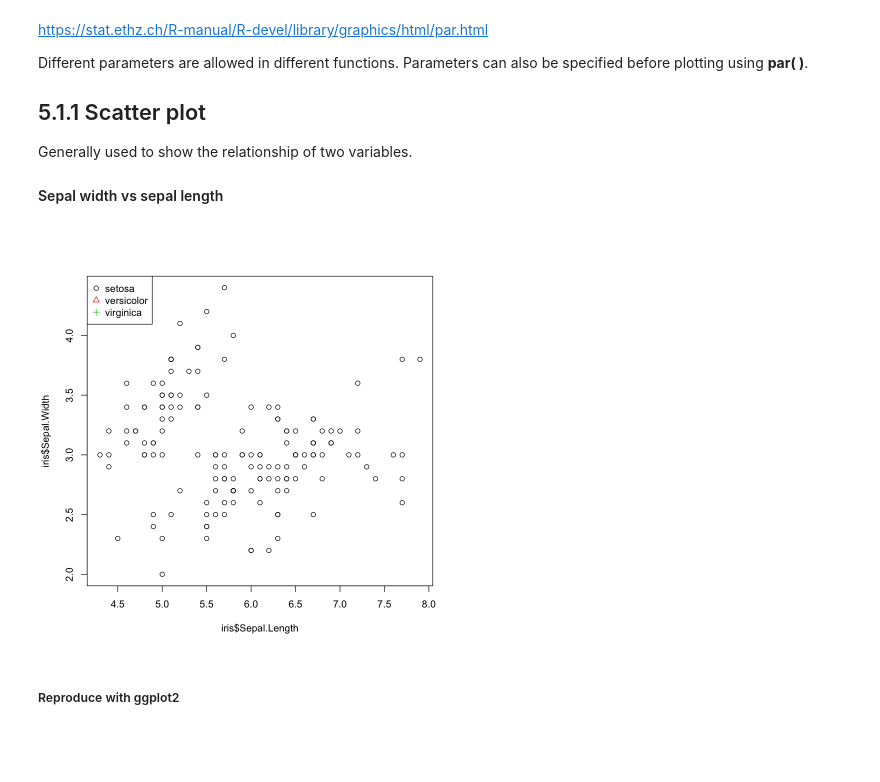
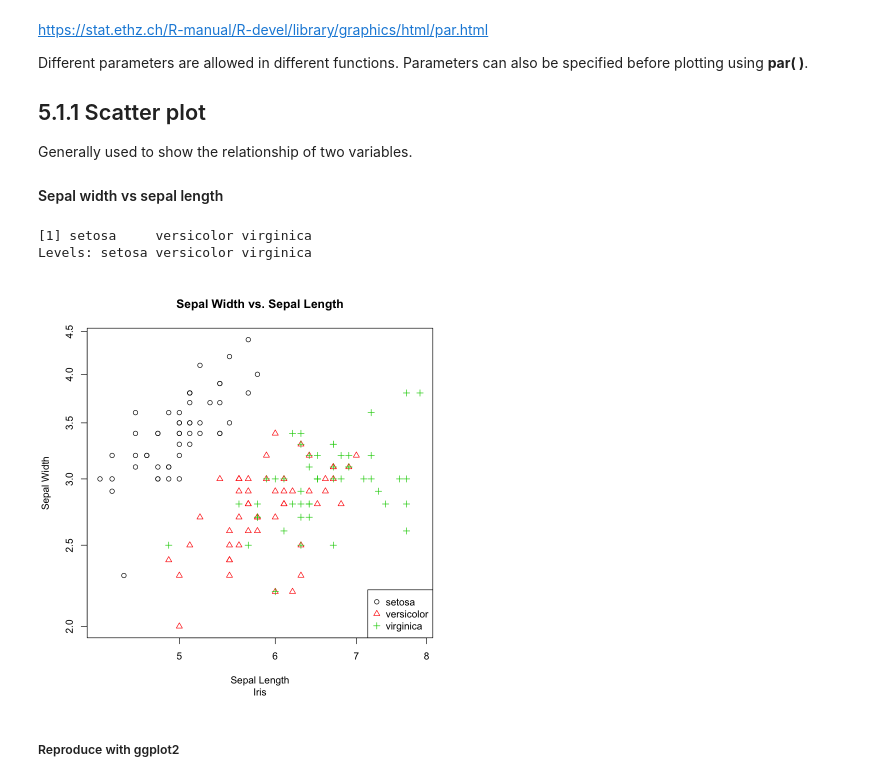
Before and after one commit to ly129/EPIB613_2020, a Jupyter notebook: Lecture5.ipynb, the cells around one changed output. Saved outputs shown, nothing was run; the diff lists cells and outputs as text; code cells hidden in the pictures; blank space fills up the shorter version.

```diff
--- a/Lecture5.ipynb
+++ b/Lecture5.ipynb
@@ -86,31 +86,36 @@ Different parameters are allowed in different functions. Parameters can also be
 ## 5.1.1 Scatter plot
 Generally used to show the relationship of two variables.
 #### Sepal width vs sepal length
+# %%
+unique(iris$Species)
+# %% [output]
+[1] setosa     versicolor virginica
+Levels: setosa versicolor virginica
 # %%
 # Some parameters related to titles, labels, limits...
 plot(x = iris$Sepal.Length, y = iris$Sepal.Width,
-#      main = "Sepal Width vs. Sepal Length",    # Title
-#      sub = "Iris",                             # Sub title
+     main = "Sepal Width vs. Sepal Length",    # Title
+     sub = "Iris",                             # Sub title
 #      xlim = range(iris$Sepal.Length),          # limits of x-axis
 #      ylim = c(1, 10),                          # Limits of y-axis
-#      xlab = "Sepal Length",                    # Label of x-axis
-#      ylab = "Sepal Width",                     # Label of y-axis
-#      log = "xy"                                # Axis to be set on log scale
-#      col = iris$Species,                       # color
-#      pch = as.numeric(iris$Species),           # point type
+     xlab = "Sepal Length",                    # Label of x-axis
+     ylab = "Sepal Width",                     # Label of y-axis
+     log = "xy",                                # Axis to be set on log scale
+     col = iris$Species,                       # color
+     pch = as.numeric(iris$Species),           # point type
 #      axes = F,
 )
 # x and y are arguments - these two are sufficient for a plot
 # In this plot, I specified some most basic graphical parameters.
 
 # Add legends
-legend("topleft",
+legend("bottomright",
        legend = unique(iris$Species),
        col = unique(iris$Species),
        pch = as.numeric(unique(iris$Species))
 )
 # %% [output]
-[figure, old version]
+[figure, new version]
 # %% [markdown]
 ##### Reproduce with ggplot2
 # %%
```
Also changed, not shown: parts of 16 cells of this notebook, 2 other files.
